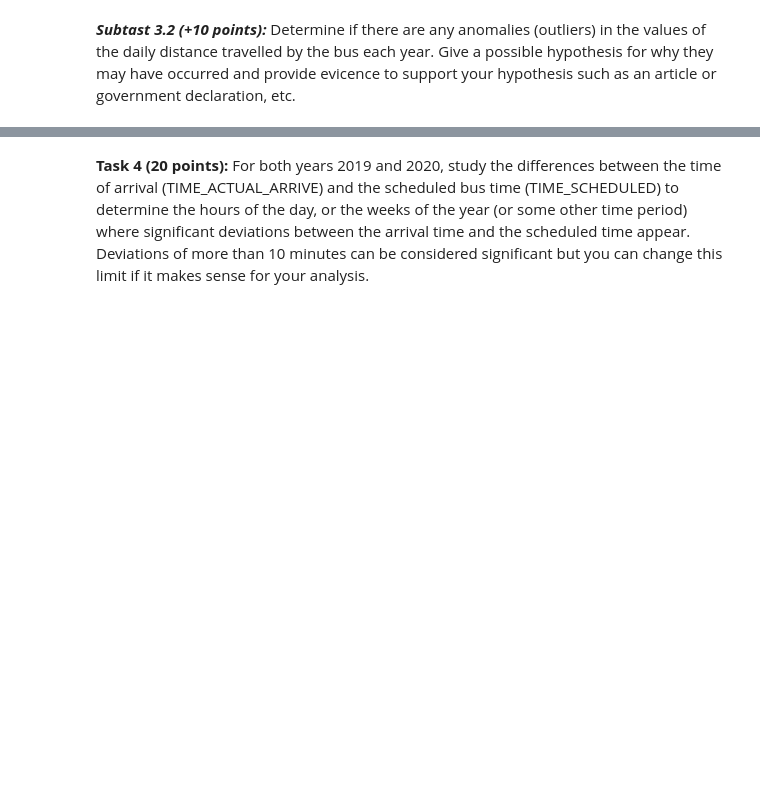
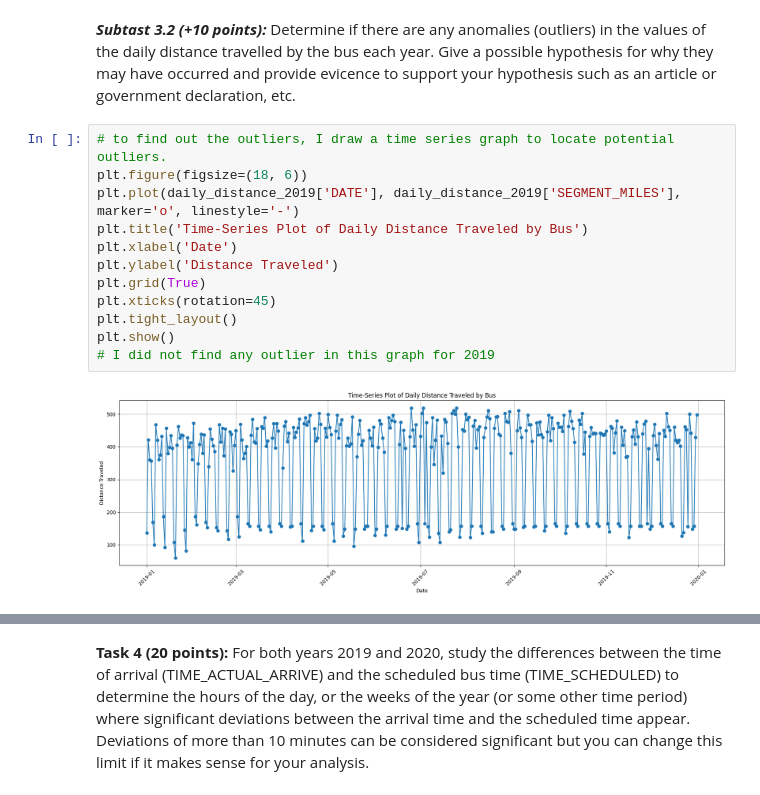
Before and after one commit to xiborxu/IST462Xibo, a Jupyter notebook: FinalExam_IST462_Fall2023.ipynb, the cells around one changed output, grey strips where cells are left out. Drawn from its saved outputs; the diff is of its cells as text; blank space fills up the shorter version.

```diff
--- a/FinalExam_IST462_Fall2023.ipynb
+++ b/FinalExam_IST462_Fall2023.ipynb
@@ -252,2 +413,16 @@ print(monthly_cost_2020)
 # %% [markdown]
 ***Subtast 3.2 (+10 points):*** Determine if there are any anomalies (outliers) in the values of the daily distance travelled by the bus each year. Give a possible hypothesis for why they may have occurred and provide evicence to support your hypothesis such as an article or government declaration, etc.
+# %%
+# to find out the outliers, I draw a time series graph to locate potential outliers.
+plt.figure(figsize=(18, 6))
+plt.plot(daily_distance_2019['DATE'], daily_distance_2019['SEGMENT_MILES'], marker='o', linestyle='-')
+plt.title('Time-Series Plot of Daily Distance Traveled by Bus')
+plt.xlabel('Date')
+plt.ylabel('Distance Traveled')
+plt.grid(True)
+plt.xticks(rotation=45)
+plt.tight_layout()
+plt.show()
+# I did not find any outlier in this graph for 2019
+# %% [output]
+[figure, added]
```
Also changed, not shown: parts of 19 cells of this notebook.
